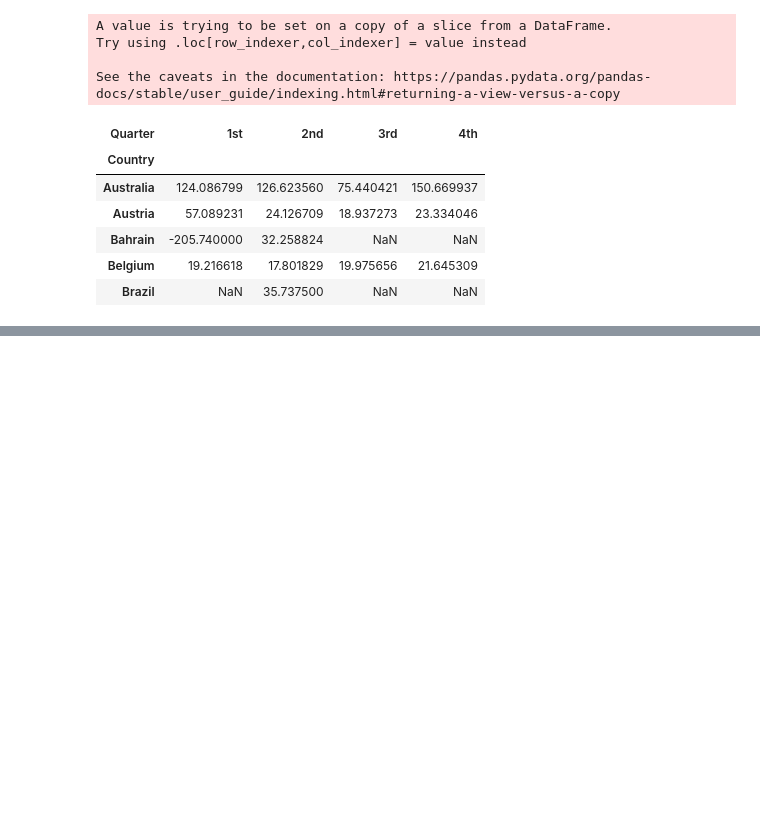
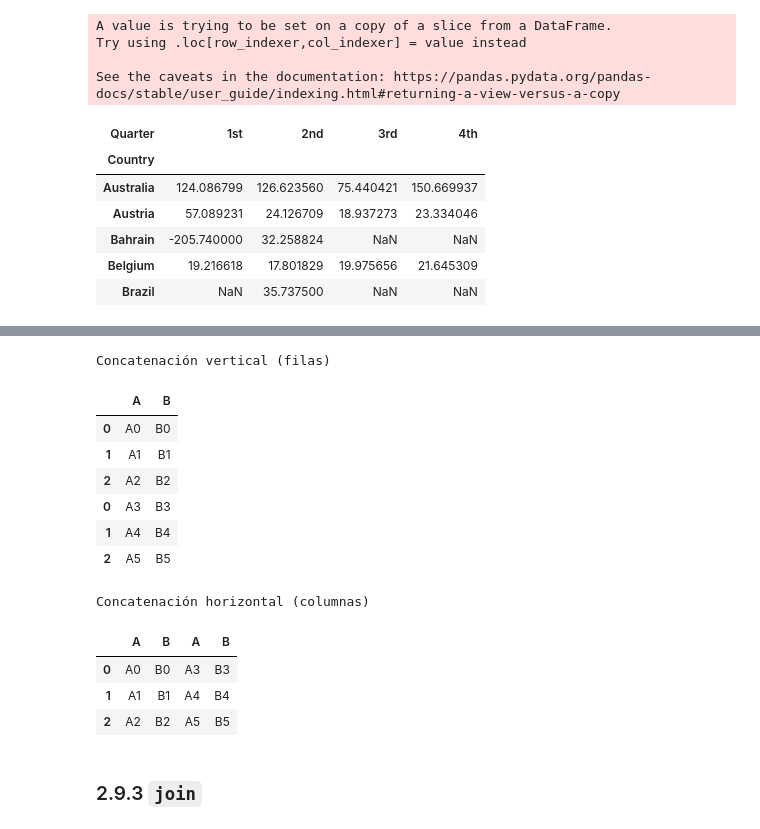
Before and after one commit to pahoalapizco/python_for_data_science, a Jupyter notebook: notebooks/2.0-numpy_pandas_da-pandas.ipynb, the cells around one changed output, grey strips where cells are left out. Cells and saved outputs as stored; diff of their text form; code cells hidden in the pictures; blank space fills up the shorter version.

Commit message:
:sparkles: Pandas - Union DataFrames

```diff
--- a/notebooks/2.0-numpy_pandas_da-pandas.ipynb
+++ b/notebooks/2.0-numpy_pandas_da-pandas.ipynb
@@ -801,0 +938,12 @@ See the caveats in the documentation: https://pandas.pydata.org/pandas-docs/stab
+# %%
+df3 = pd.DataFrame({
+  'A': ['A0', 'A1', 'A2'],
+  'B': ['B0', 'B1', 'B2'],
+})
+
+df4 = pd.DataFrame({
+  'A': ['A3', 'A4', 'A5'],
+  'B': ['B3', 'B4', 'B5'],
+})
+
+display(df3, df4)
@@ -801,0 +959,24 @@ See the caveats in the documentation: https://pandas.pydata.org/pandas-docs/stab
+# %%
+vertical_concat = pd.concat([df3, df4], axis=0)
+print("Concatenación vertical (filas)")
+display(vertical_concat)
+
+horizontal_concat = pd.concat([df3, df4], axis=1)
+print("Concatenación horizontal (columnas)")
+display(horizontal_concat)
+# %% [output]
+Concatenación vertical (filas)
+|  | A | B |
+| 0 | A0 | B0 |
+| 1 | A1 | B1 |
+| 2 | A2 | B2 |
+| 0 | A3 | B3 |
+| 1 | A4 | B4 |
+| 2 | A5 | B5 |
+Concatenación horizontal (columnas)
+|  | A | B | A | B |
+| 0 | A0 | B0 | A3 | B3 |
+| 1 | A1 | B1 | A4 | B4 |
+| 2 | A2 | B2 | A5 | B5 |
+# %% [markdown]
+### 2.9.3 `join`
```
Also changed, not shown: parts of 12 cells of this notebook.
